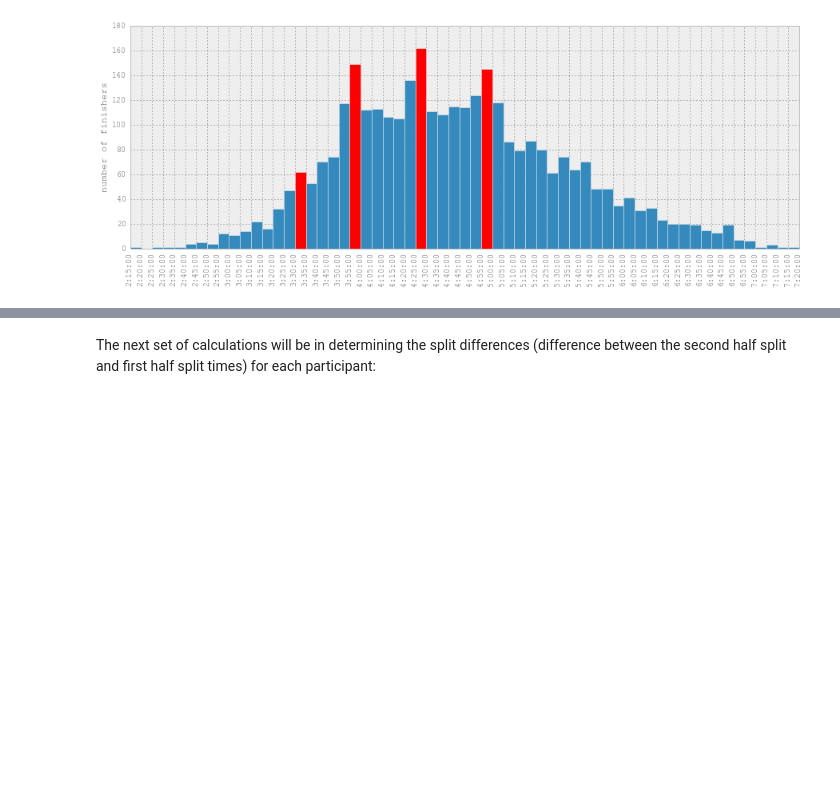
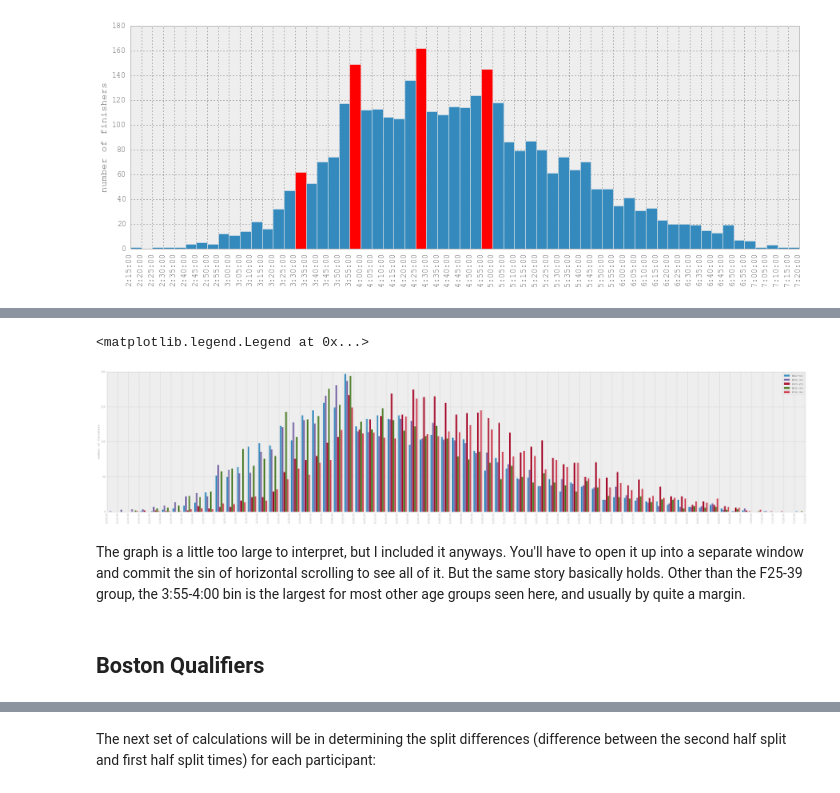
Before and after one commit to pchng/cm2013, a Jupyter notebook: 2013 Chicago Marathon Analysis.ipynb, the cells around one changed output, grey strips where cells are left out. Drawn from its saved outputs; the diff is of its cells as text; code cells hidden in the pictures; blank space fills up the shorter version.

```diff
--- a/2013 Chicago Marathon Analysis.ipynb
+++ b/2013 Chicago Marathon Analysis.ipynb
@@ -211,0 +224,25 @@ There is a smaller anomaly resulting in a slightly larger 3:30-3:35 group than t
+# %%
+# TODO: PC: Grouped histogram with BQ cut-off bin highlighted.
+d = {
+    'F25-29': results[(results.division == '25-29') & (results.gender == 'W')].finish_seconds,
+    'M30-34': results[(results.division == '30-34') & (results.gender == 'M')].finish_seconds,
+    'M35-39': results[(results.division == '35-39') & (results.gender == 'M')].finish_seconds,
+    'M40-44': results[(results.division == '40-44') & (results.gender == 'M')].finish_seconds,
+    'F30-34': results[(results.division == '30-34') & (results.gender == 'W')].finish_seconds,
+     }
+
+fig, ax = pyplot.subplots()
+fig.set_size_inches(50, 10, forward=True)
+ax.xaxis.set_major_formatter(matplotlib.ticker.FuncFormatter(time_ticks))
+ax.xaxis.set_major_locator(MultipleLocator(300))
+ax.yaxis.set_label_text('number of finishers')
+pylab.xticks(rotation='vertical')
+plot = pyplot.hist(d.values(), label=d.keys(), bins=bins, histtype='bar')
+pyplot.legend()
+# %% [output]
+<matplotlib.legend.Legend at 0x...>
+[figure, added]
+# %% [markdown]
+The graph is a little too large to interpret, but I included it anyways.  You'll have to open it up into a separate window and commit the sin of horizontal scrolling to see all of it.  But the same story basically holds.  Other than the F25-39 group, the 3:55-4:00 bin is the largest for most other age groups seen here, and usually by quite a margin.
+# %% [markdown]
+## Boston Qualifiers
```
Also changed, not shown: parts of 10 cells of this notebook.
